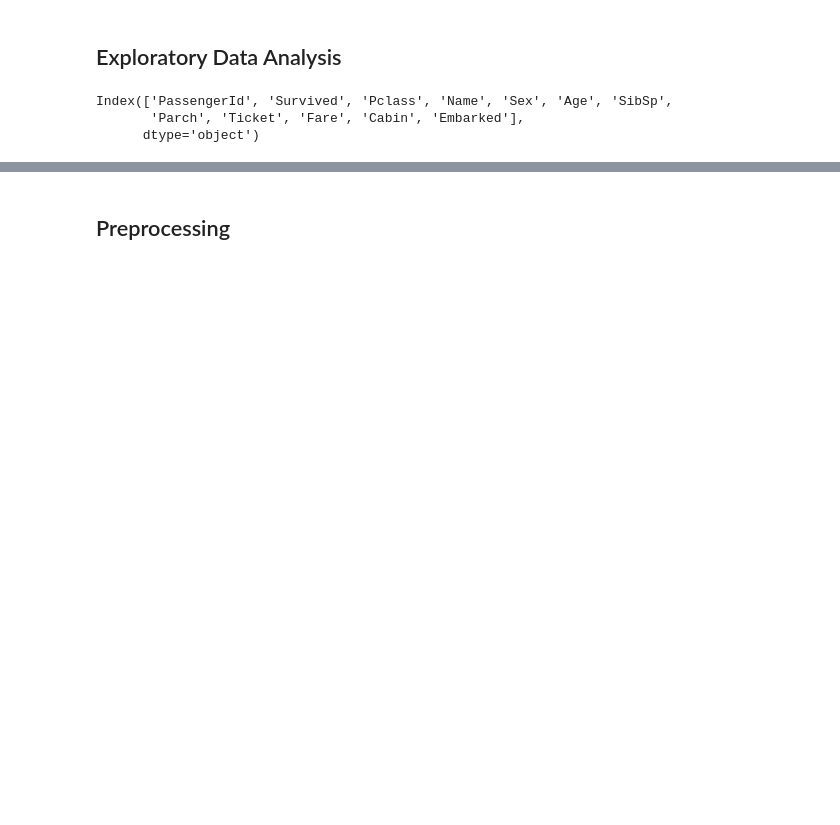
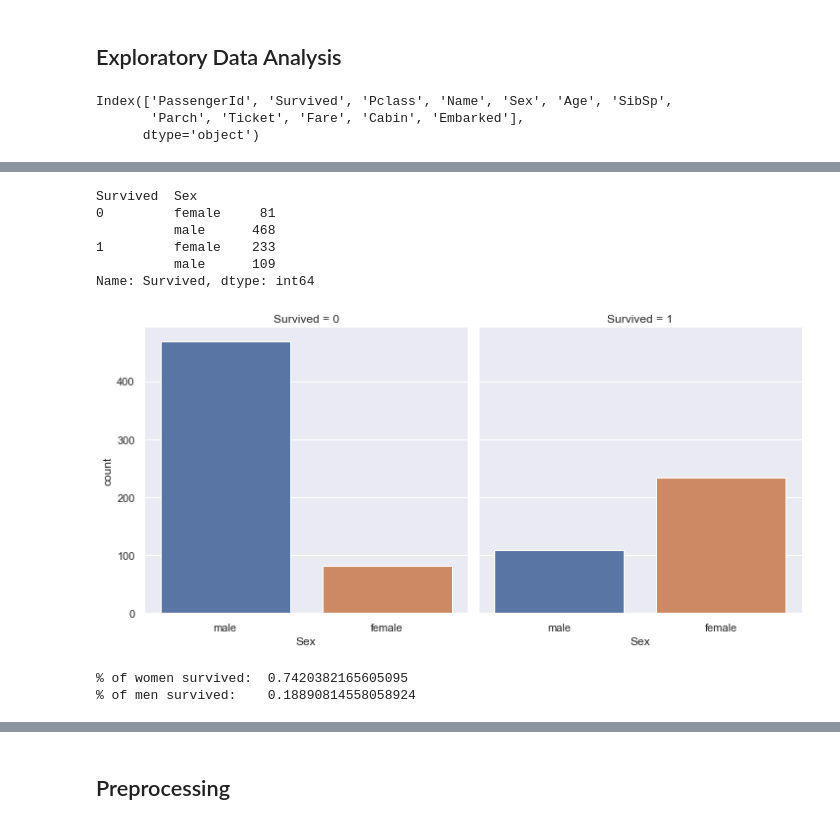
Before and after one commit to Sasafrass/kaggle, a Jupyter notebook: titanic/titanic_tutorial.ipynb, the cells around one changed output, grey strips where cells are left out. Drawn from its saved outputs; the diff is of its cells as text; code cells hidden in the pictures; blank space fills up the shorter version.

```diff
--- a/titanic/titanic_tutorial.ipynb
+++ b/titanic/titanic_tutorial.ipynb
@@ -51,0 +106,19 @@ train_df.boxplot()
+# %%
+train_df.groupby(['Survived','Sex'])['Survived'].count()
+# %% [output]
+Survived  Sex
+0         female     81
+          male      468
+1         female    233
+          male      109
+Name: Survived, dtype: int64
+# %%
+sns.catplot(x='Sex', col='Survived', kind='count', data=train_df);
+# %% [output]
+[figure, added]
+# %%
+print("% of women survived: " , train_df[train_df.Sex == 'female'].Survived.sum()/train_df[train_df.Sex == 'female'].Survived.count())
+print("% of men survived:   " , train_df[train_df.Sex == 'male'].Survived.sum()/train_df[train_df.Sex == 'male'].Survived.count())
+# %% [output]
+% of women survived:  0.7420382165605095
+% of men survived:    0.18890814558058924
```
Also changed, not shown: parts of 32 cells of this notebook.
